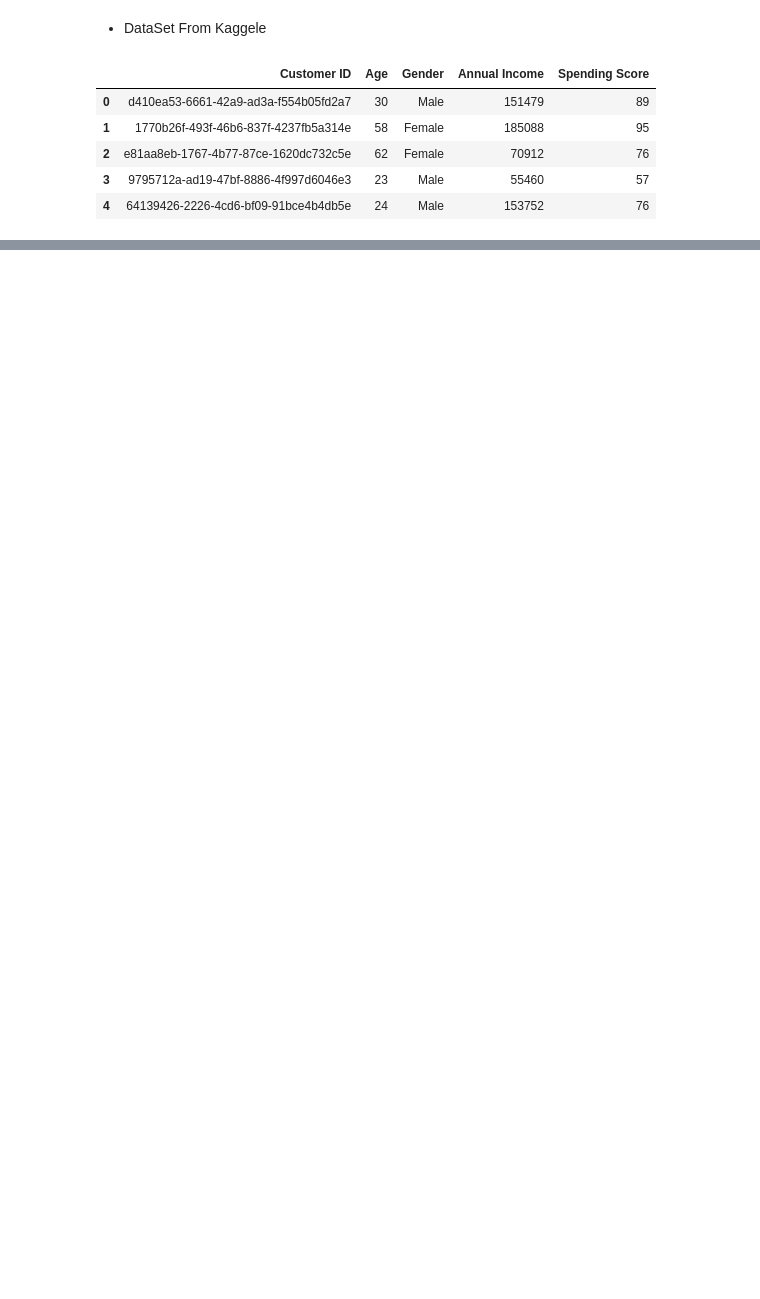
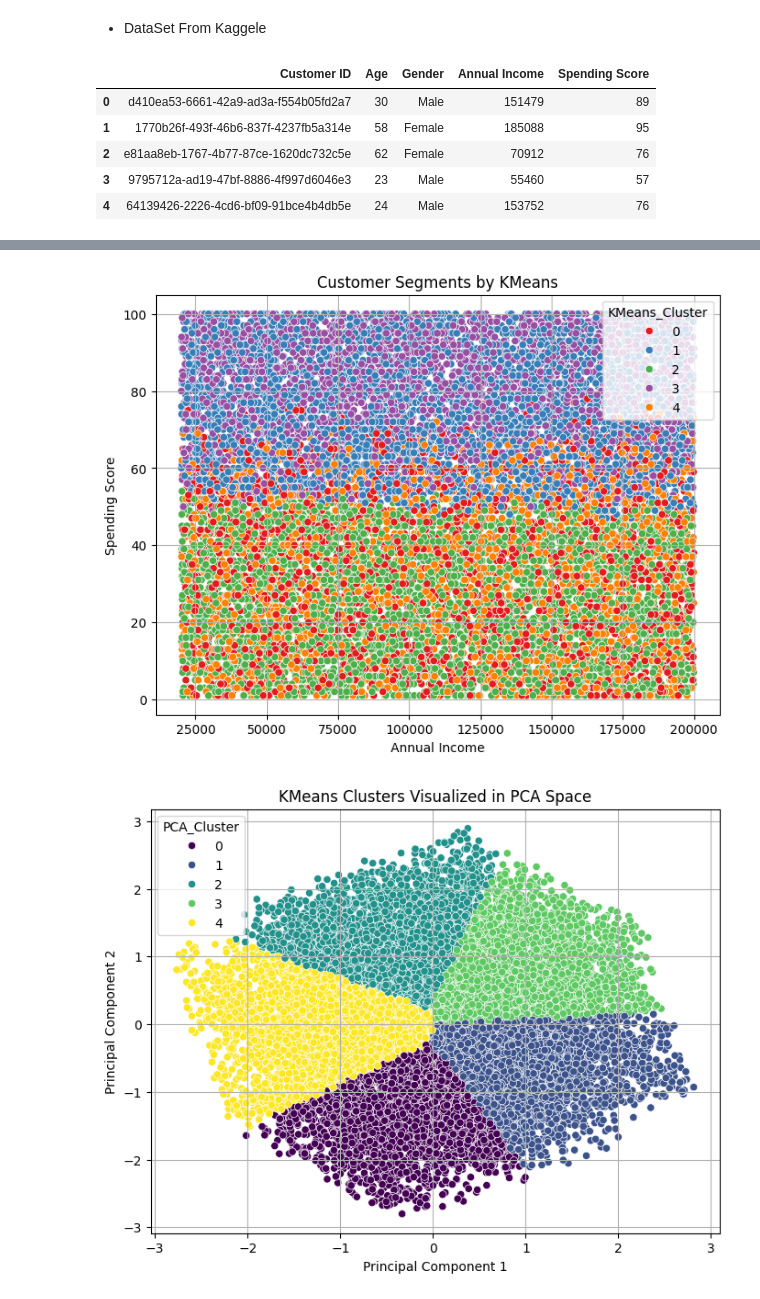
Before and after one commit to ranashahzaib12/mall-customer-segmentation, a Jupyter notebook: model (2).ipynb, the cells around one changed output, grey strips where cells are left out. Cells and saved outputs as stored; diff of their text form; code cells hidden in the pictures; blank space fills up the shorter version.

```diff
--- a/model (2).ipynb
+++ b/model (2).ipynb
@@ -22,0 +41,12 @@ df.head()
+# %%
+
+# -------------------- PCA --------------------
+pca = PCA(n_components=2)
+X_pca = pca.fit_transform(X_scaled)
+
+# -------------------- KMEANS CLUSTERING --------------------
+kmeans = KMeans(n_clusters=5, random_state=42)
+df['KMeans_Cluster'] = kmeans.fit_predict(X_scaled)
+
+# -------------------- PCA CLUSTERING --------------------
+df['PCA_Cluster'] = KMeans(n_clusters=5, random_state=42).fit_predict(X_pca)
@@ -22,0 +72,21 @@ df.head()
+# %%
+
+# -------------------- CLUSTER VISUALIZATIONS --------------------
+# KMeans on original features
+plt.figure(figsize=(8, 6))
+sns.scatterplot(x='Annual Income', y='Spending Score', hue='KMeans_Cluster', data=df, palette='Set1')
+plt.title("Customer Segments by KMeans")
+plt.grid(True)
+plt.show()
+
+# KMeans on PCA features
+plt.figure(figsize=(8, 6))
+sns.scatterplot(x=X_pca[:, 0], y=X_pca[:, 1], hue=df['PCA_Cluster'], palette='viridis')
+plt.title("KMeans Clusters Visualized in PCA Space")
+plt.xlabel("Principal Component 1")
+plt.ylabel("Principal Component 2")
+plt.grid(True)
+plt.show()
+# %% [output]
+[figure, added]
+[figure, added]
```
Also changed, not shown: parts of 51 cells of this notebook, 2 other files.
